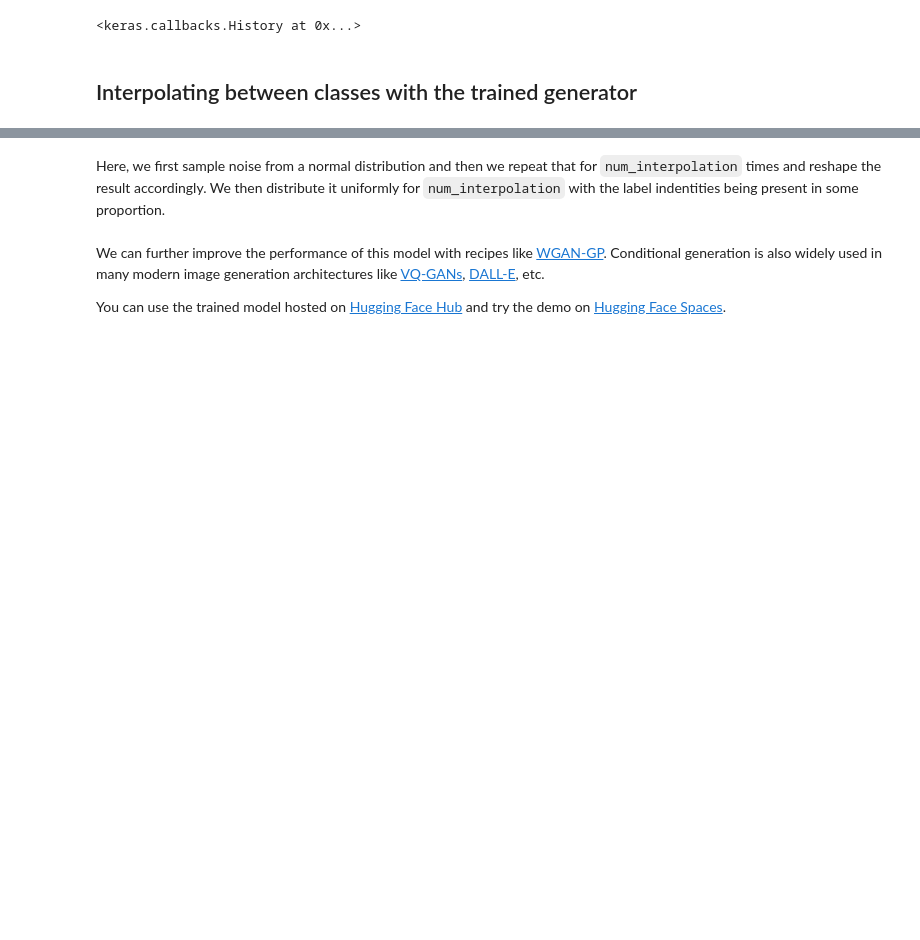
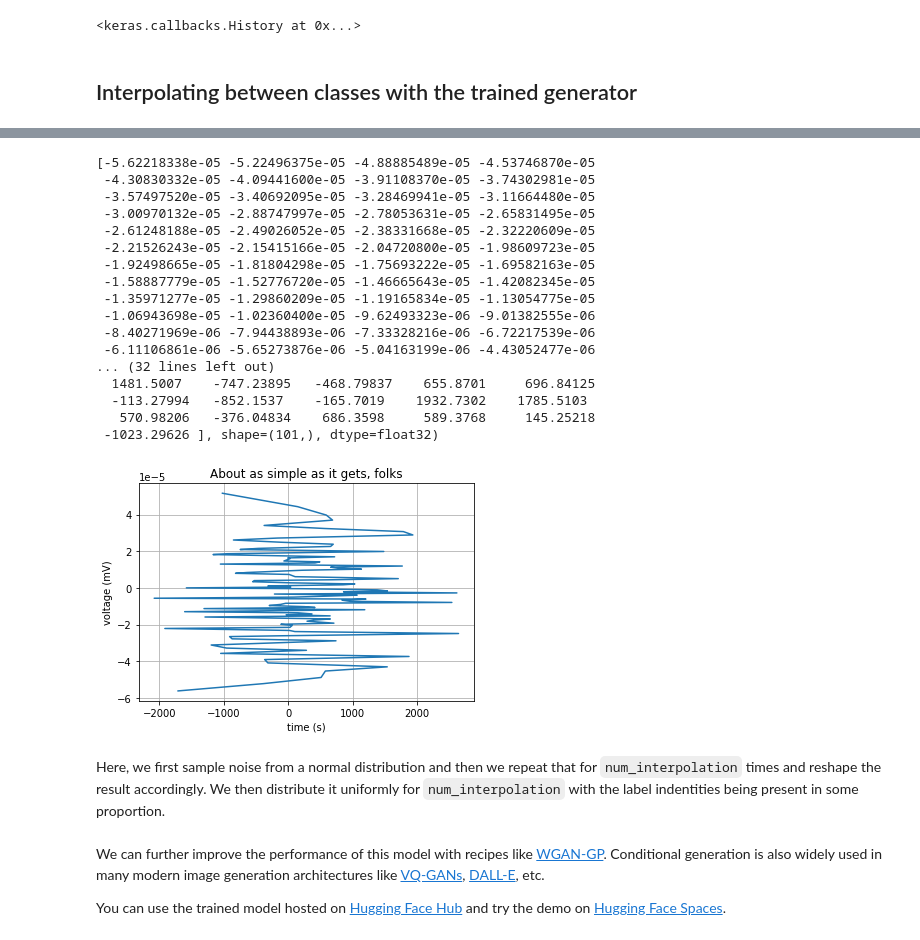
Before and after one commit to seismosmsr/machine_learning, a Jupyter notebook: conditional_gan.ipynb, the cells around one changed output, grey strips where cells are left out. Cells and saved outputs as stored; diff of their text form; code cells hidden in the pictures; blank space fills up the shorter version.

```diff
--- a/conditional_gan.ipynb
+++ b/conditional_gan.ipynb
@@ -333,10 +383,10 @@ cond_gan = ConditionalGAN(
     discriminator=discriminator, generator=generator, latent_dim=latent_dim
 )
 cond_gan.compile(
-    d_optimizer=keras.optimizers.Adam(learning_rate=0.0003),
-    g_optimizer=keras.optimizers.Adam(learning_rate=0.0003),
+    d_optimizer=keras.optimizers.Adam(learning_rate=0.0000003),
+    g_optimizer=keras.optimizers.Adam(learning_rate=0.0000003),
     loss_fn=keras.losses.BinaryCrossentropy(from_logits=True),
 )
 
-cond_gan.fit(dataset, epochs=5000)
+cond_gan.fit(dataset_train, epochs=50)
 # %% [output]
@@ -431,3 +485,50 @@ print(generated_waveform[1])
+# %%
+# We first extract the trained generator from our Conditiona GAN.
+trained_gen = cond_gan.generator
+(real_labels, real_pixels) = generate_real_samples(batch_size,filename = '/content/sample_test.csv')
+
+# batch_size = tf.shape(real_pixels)[0]
+random_latent_vectors = tf.random.normal(shape=(batch_size, latent_dim))
+# print(random_latent_vectors[0])
+random_vector_pixels = tf.concat(
+    [random_latent_vectors, real_pixels], axis=1
+)
+print(real_labels[1])
+
+generated_waveform = trained_gen(random_vector_pixels)
+
+print(generated_waveform[1])
+import matplotlib.pyplot as plt
+import numpy as np
+
+fig, ax = plt.subplots()
+ax.plot(generated_waveform[1], real_labels[1])
+
+ax.set(xlabel='time (s)', ylabel='voltage (mV)',
+       title='About as simple as it gets, folks')
+ax.grid()
+
+# fig.savefig("test.png")
+plt.show()
+# %% [output]
+[-5.62218338e-05 -5.22496375e-05 -4.88885489e-05 -4.53746870e-05
+ -4.30830332e-05 -4.09441600e-05 -3.91108370e-05 -3.74302981e-05
+ -3.57497520e-05 -3.40692095e-05 -3.28469941e-05 -3.11664480e-05
+ -3.00970132e-05 -2.88747997e-05 -2.78053631e-05 -2.65831495e-05
+ -2.61248188e-05 -2.49026052e-05 -2.38331668e-05 -2.32220609e-05
+ -2.21526243e-05 -2.15415166e-05 -2.04720800e-05 -1.98609723e-05
+ -1.92498665e-05 -1.81804298e-05 -1.75693222e-05 -1.69582163e-05
+ -1.58887779e-05 -1.52776720e-05 -1.46665643e-05 -1.42082345e-05
+ -1.35971277e-05 -1.29860209e-05 -1.19165834e-05 -1.13054775e-05
+ -1.06943698e-05 -1.02360400e-05 -9.62493323e-06 -9.01382555e-06
+ -8.40271969e-06 -7.94438893e-06 -7.33328216e-06 -6.72217539e-06
+ -6.11106861e-06 -5.65273876e-06 -5.04163199e-06 -4.43052477e-06
+... (32 lines left out)
+  1481.5007    -747.23895   -468.79837    655.8701     696.84125
+  -113.27994   -852.1537    -165.7019    1932.7302    1785.5103
+   570.98206   -376.04834    686.3598     589.3768     145.25218
+ -1023.29626 ], shape=(101,), dtype=float32)
+[figure, added]
 # %% [markdown]
 Here, we first sample noise from a normal distribution and then we repeat that for
 `num_interpolation` times and reshape the result accordingly.
```
Also changed, not shown: parts of 12 cells of this notebook.
